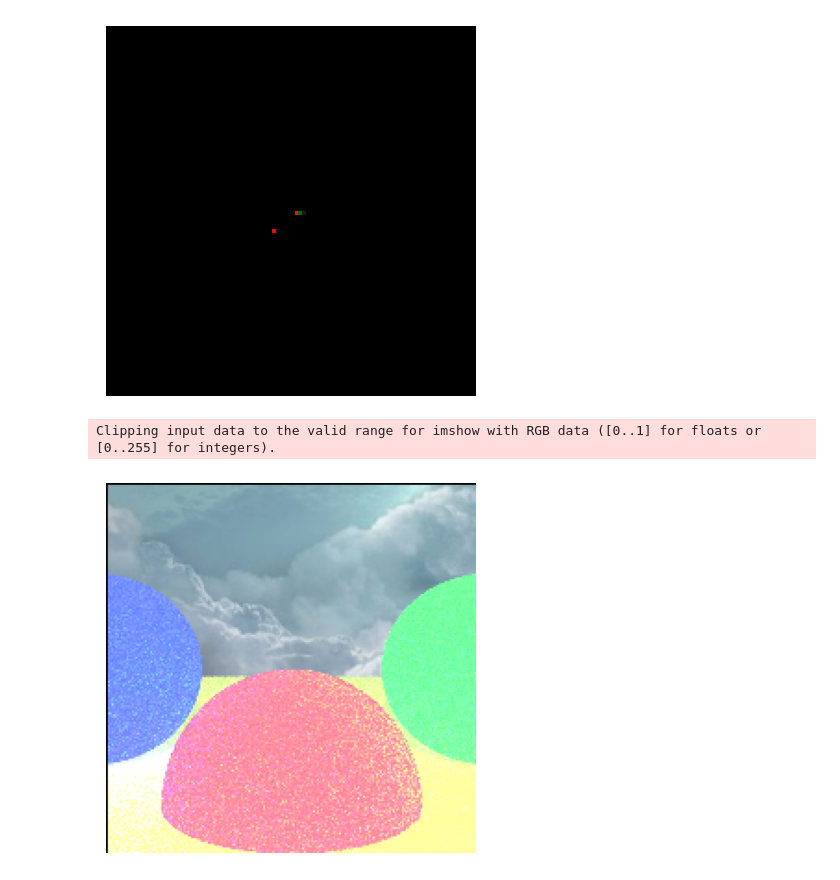
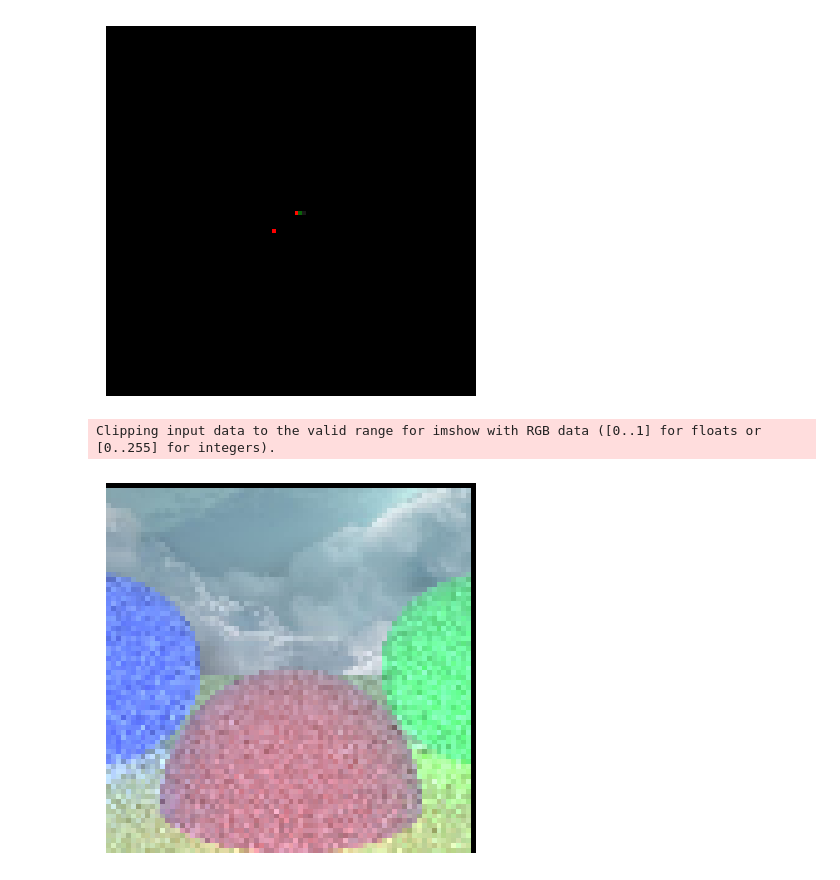
Before and after one commit to lunaluxie/Python-Raytracing, a Jupyter notebook: raytracing.ipynb, the cells around one changed output. Drawn from its saved outputs; the diff is of its cells as text; code cells hidden in the pictures.

```diff
--- a/raytracing.ipynb
+++ b/raytracing.ipynb
@@ -97,7 +97,7 @@ class PhongMaterial():
 
 
 class Sphere():
-    def __init__(self, position=(0,0,5), radius=1, material=BasicMaterial((255,255,255))):
+    def __init__(self, position=(0,0,5), radius=1, material=PhongMaterial((255,255,255))):
         self.position = np.array(position)
         self.radius = np.array(radius)
         self.material = material
@@ -142,11 +142,13 @@ def hemisphere_to_world(theta, phi):
     z = np.sin(theta)*np.sin(phi)
     return np.array([x,y,z])
 
-def sample_uniform_hemisphere(polar=False):
+def sample_uniform_hemisphere(r1=None, r2=None, polar=False):
     # r1,r2 uniform random variables from 0 to 1
     # returns a vector in the hemisphere
-    r1 = np.random.uniform(0,1)
-    r2 = np.random.uniform(0,1)
+    if not r1:
+        r1 = np.random.uniform(0,1)
+    if not r2:
+        r2 = np.random.uniform(0,1)
 
     sin_theta = np.sqrt(1-r1**2)
     phi = 2*np.pi*r2
@@ -265,6 +267,7 @@ class SkyBox():
         v = 0.5 * (vc / max_axis + 1)
 
         pixel = [v,u]
+
         pixel = (int(self.images[index].shape[0]-pixel[0]*self.images[index].shape[0]),
                     int(pixel[1]*self.images[index].shape[1])-1)
 
@@ -275,6 +278,10 @@ class SkyBox():
         return self.images[index][x,y]
 
 
+class Integrator():
+    def __init__(self):
+        pass
+
 class Scene():
     def __init__(self, camera, objects=[], lights=[], skybox=None):
         self.camera = camera
@@ -282,7 +289,7 @@ class Scene():
         self.lights = lights
         self.skybox = skybox
 
-    def is_in_shadow(self, P, light, closest_object):
+    def is_in_shadow(self, P, light):
         L = light.get_L(P)
         ray = Ray(P, L, tmin=0.001, tmax=np.inf)
 
@@ -320,7 +327,7 @@ class Scene():
     def compute_lighting(self, P, N, V, object):
         intensity = object.material.ambient
         for light in self.lights:
-            shadow = self.is_in_shadow(P, light, object)
+            shadow = self.is_in_shadow(P, light)
             intensity += self.illuminate(light, P, N, V, object.material, shadow)
 
         intensity = np.min([intensity, 1])
@@ -333,8 +340,9 @@ class Scene():
             # handle skybox
             if self.skybox:
                 camera_pos = self.camera.position
-                sphere = Sphere(camera_pos, 1000, BasicMaterial([0,0,0]))
+                sphere = Sphere(camera_pos, 1000, PhongMaterial([0,0,0]))
                 closest_object, closest_t = closest_intersection(ray, [sphere])
+
                 return self.skybox.get_color(ray.p(closest_t) - camera_pos)
             else:
                 # return black if no skybox is present.
@@ -357,14 +365,20 @@ class Scene():
         # indirect illumination
         # sample hemisphere
         N_world = np.array([0,1,0])
-        ray_direction = local2world(sample_uniform_hemisphere(), N_world)
+        r1 = np.random.rand()
+        r2 = np.random.rand()
+        local_coordinate = sample_uniform_hemisphere(r1,r2)
+        ray_direction = local2world(local_coordinate, N_world)
+        ray = Ray(P, ray_direction, tmin=0.001, tmax=np.inf)
 
-        ray = Ray(P, ray_direction, tmin=0.001, tmax=np.inf)
-        indirect_color = self.trace_ray(ray, objects, lights, depth+1, max_depth)
+        pdf = 1/(2*np.pi)
 
-        return local_color + indirect_color
+        indirect_color = r1*self.trace_ray(ray, objects, lights, depth+1, max_depth)/pdf
 
+        albedo = 1
+        local_color = (local_color + indirect_color)*albedo/np.pi
 
+        return local_color
 
         # reflective color.
         # r = closest_object.material.reflective
@@ -377,47 +391,51 @@ class Scene():
         # return local_color*(1 - r) + r*reflected_color
 
 
+
     def render(self):
+
         for x in range(-self.camera.resolution[0]//2+1, self.camera.resolution[0]//2):
             for y in range(-self.camera.resolution[1]//2+1, self.camera.resolution[1]//2):
 
                 color = np.array([0,0,0], dtype=float)
-                n_samples = 10
+                n_samples = 50
                 for _ in range(n_samples):
                     # attempt at anti-aliasing
                     noise = 0.5
                     x_ = x + (np.random.rand()-0.5)*noise
                     y_ = y + (np.random.rand()-0.5)*noise
 
                     D = self.camera.orientation@self.camera.canvas_to_world(x_,y_)
                     ray = Ray(self.camera.position, D, tmin=self.camera.d, tmax=np.inf)
                     color += self.trace_ray(ray, self.objects, self.lights)
 
                 color /= n_samples
 
                 self.camera.canvas.write_pixel(x,y, color)
 
 
         return self.camera.canvas
 
 
 alpha = 0.1
-camera = Camera(resolution=(100,100), position=[0,0, 0], orientation=[[1,0,0],[0,1,0],[0,0,1]])
+camera = Camera(resolution=(75,75), position=[0,0, 0], orientation=[[1,0,0],[0,1,0],[0,0,1]])
 spheres = [Sphere(position=(0,-1,3), radius=1,  material=PhongMaterial((255,0,0), specular=500, reflective=0, ambient=0.2)),
            Sphere(position=(-2,0,4),  radius=1, material=PhongMaterial((0,0,255), reflective=0.2, specular=500)),
            Sphere(position=(2,0,4), radius=1,   material=PhongMaterial((0,255,0), reflective=0.4)),
            Sphere(position=(0,-5001,0), radius=5000, material=PhongMaterial((255,255,0), specular=1000)),
            ]
 
-# image = Image.open('image21.png')
-image = Image.open('miramar.jpeg')
-# image = Image.open("cubemaps_skybox.jpeg")
+
+
+# image = Image.open('skyboxes/image21.png')
+image = Image.open('skyboxes/miramar.jpeg')
+# image = Image.open("skyboxes/cubemaps_skybox.jpeg")
 skybox = SkyBox(image)
 
 
-lights = [PointLight(position=(0,1,0), intensity=0.6)]
+lights = [PointLight(position=(0,1,0), intensity=0.8)]
 scene = Scene(camera, spheres, lights, skybox)
 scene.render().show()
 # %% [output]
 Clipping input data to the valid range for imshow with RGB data ([0..1] for floats or [0..255] for integers).
-[figure, old version]
+[figure, new version]
```
